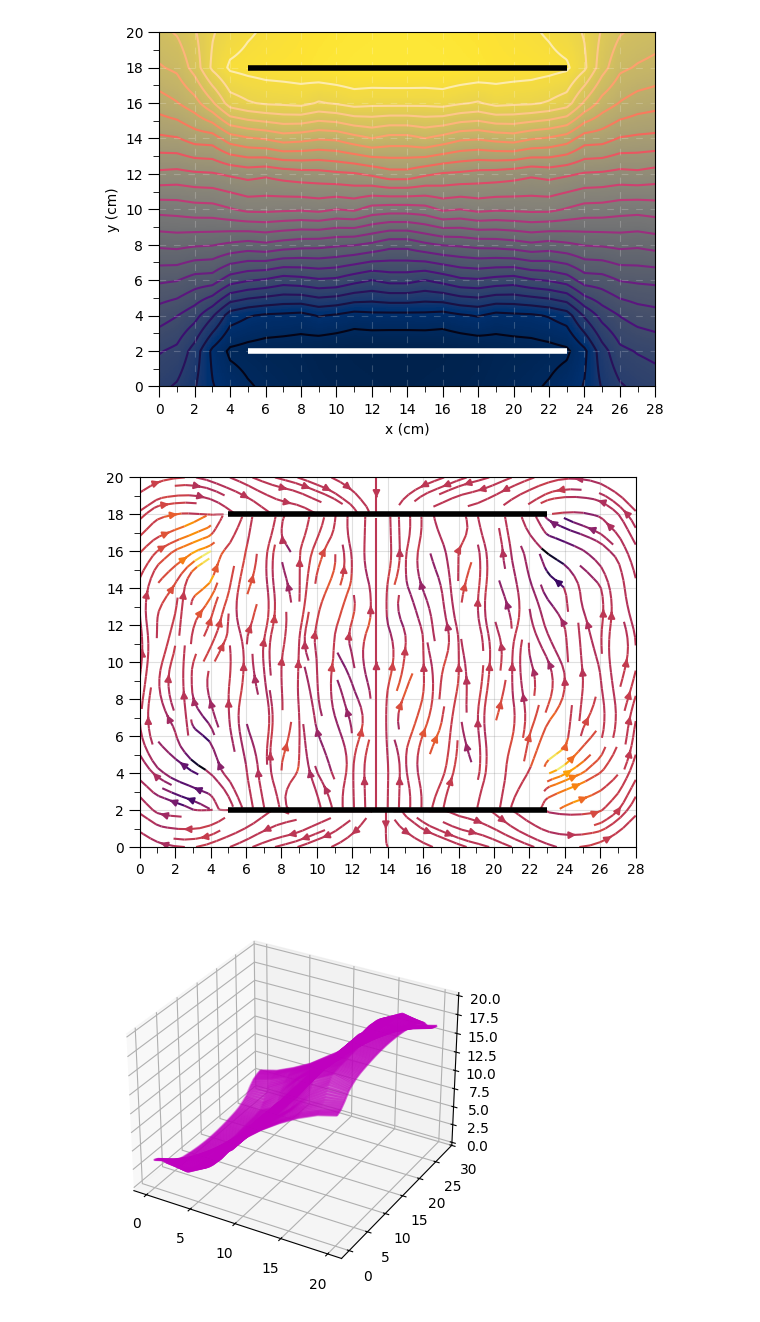
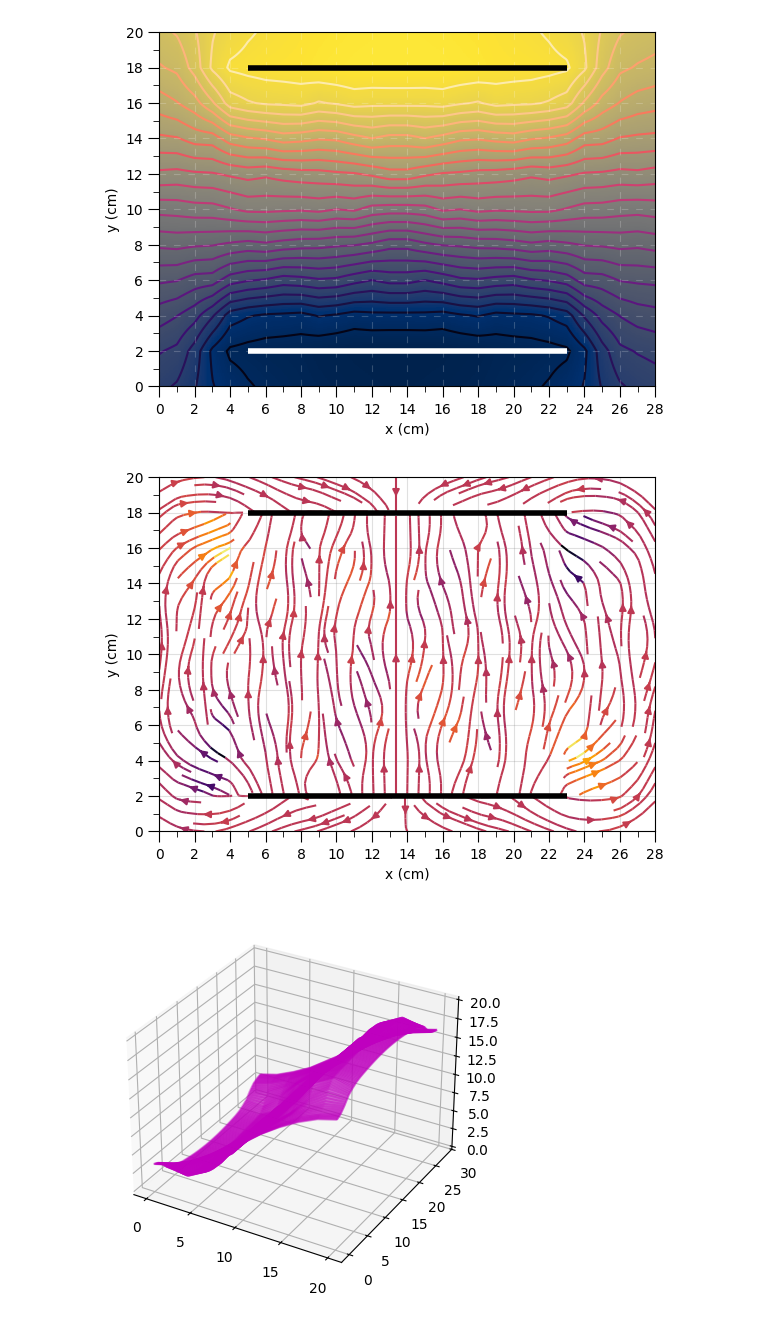
Before and after one commit to Alaviii/PythonPlotting, a Jupyter notebook: Electromagnetismo/practica2equipotenciales/practica2dos.ipynb, the cells around one changed output. Saved outputs shown, nothing was run; the diff lists cells and outputs as text; code cells hidden in the pictures.

```diff
--- a/Electromagnetismo/practica2equipotenciales/practica2dos.ipynb
+++ b/Electromagnetismo/practica2equipotenciales/practica2dos.ipynb
@@ -60,32 +60,40 @@ plt.show()
 # %%
 fig, ax = plt.subplots()
 
 skip = (slice(None, None, 20), slice(None, None, 20))
 #ax.quiver(Y[skip],X[skip], normalizedFieldGradientV[skip], normalizedFieldGradientU[skip], fieldGradient[1][skip]*fieldGradient[0][skip], angles='xy', scale_units='xy', scale = 1, cmap = 'rainbow', pivot = "mid")
-plt.streamplot(Y,X,fieldGradient[1], fieldGradient[0], color = fieldGradient[1]*fieldGradient[0], density = 1.5, cmap = "inferno")
+isStreamlineBroken = True
+plt.streamplot(Y,X,fieldGradient[1], fieldGradient[0],
+                color = fieldGradient[1]*fieldGradient[0],
+                density = 1.5, cmap = "inferno",
+                broken_streamlines=isStreamlineBroken)
 
 ax.hlines(18, 5, 23 , "#000000", lw = 4)
 ax.hlines(2, 5, 23, "#000000", lw = 4)
 
 ax.set_xticks(np.arange(0, 29, 2))
 ax.set_xticks(np.arange(1, 29, 2), minor=True)
 
 ax.tick_params(axis='x', which='major', length=8)
 ax.tick_params(axis='x', which='minor', length=4)
 
 ax.set_yticks(np.arange(0, 21, 2))
 ax.set_yticks(np.arange(1, 21, 2), minor=True)
 
 ax.tick_params(axis='y', which='major', length=8)
 ax.tick_params(axis='y', which='minor', length=4)
 
-plt.grid(color = "#666666", zorder = 10, alpha = 0.2, ls = "solid")
+ax.grid(color = "#666666", zorder = 10, alpha = 0.2, ls = "solid")
 
+ax.set_xlabel("x (cm)")
+ax.set_ylabel("y (cm)")
 
+ax.set_aspect("equal")
 
+plt.savefig(f"casoDosCampoElectricoCondensador{isStreamlineBroken}.png", dpi = 300)
 plt.show()
 # %% [output]
-[figure, old version]
+[figure, new version]
 # %%
 fig = plt.figure()
 ax = fig.add_subplot(projection='3d')
```
Also changed, not shown: parts of 1 cell of this notebook, 13 other files.
